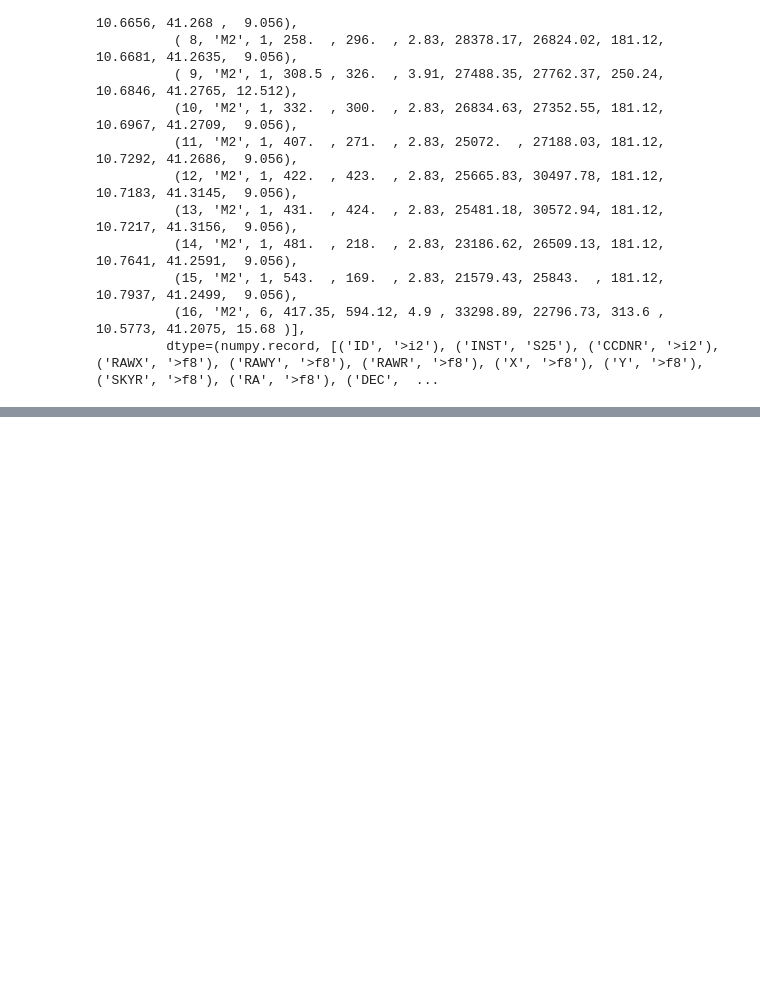
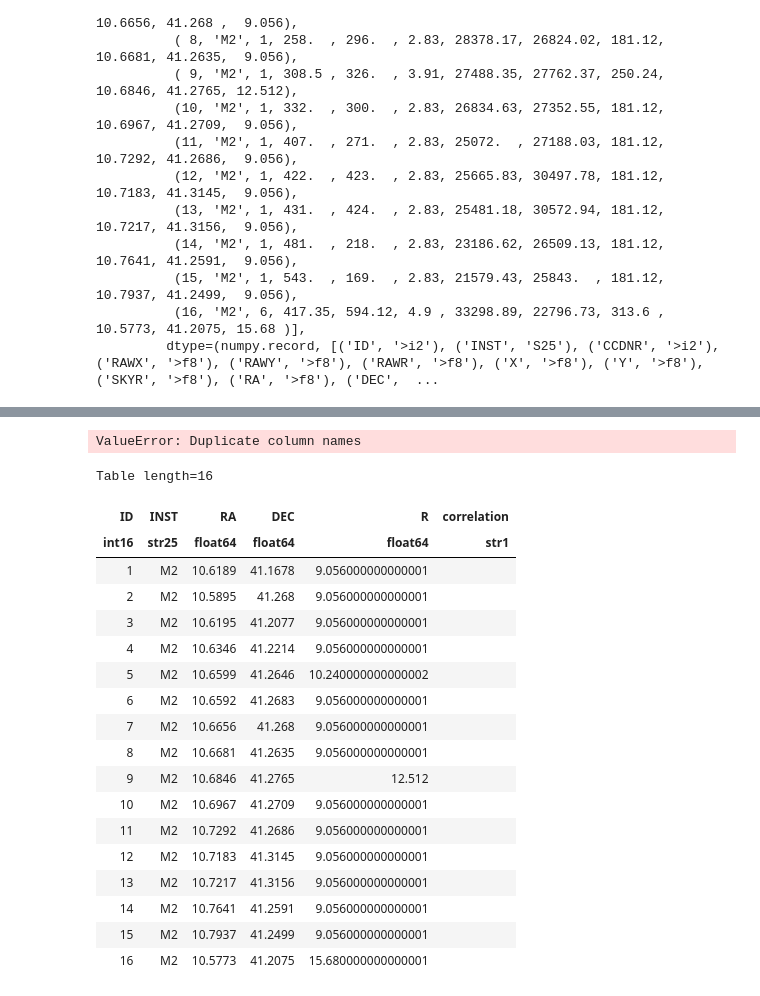
Before and after one commit to FlorentXIFU/EXOD, a Jupyter notebook: scripts/detectorMOS.ipynb, the cells around one changed output, grey strips where cells are left out. Saved outputs shown, nothing was run; the diff lists cells and outputs as text; code cells hidden in the pictures; blank space fills up the shorter version.

Commit message:
correlation list

```diff
--- a/scripts/detectorMOS.ipynb
+++ b/scripts/detectorMOS.ipynb
@@ -646,0 +621,3 @@ Text(0.5, 1, 'OBS 0674210201')
+# %%
+src1=Table(src)
+dat=src1['ID', 'INST', 'RA', 'DEC', 'R']
@@ -646,0 +646,30 @@ Text(0.5, 1, 'OBS 0674210201')
+# %%
+A=np.empty((len(dat),),dtype=str)
+# %%
+col_c = Column(name='correlation', data=A)
+# %%
+dat.add_column(col_c)
+# %% [output]
+ValueError: Duplicate column names
+# %%
+dat
+# %% [output]
+Table length=16
+| ID | INST | RA | DEC | R | correlation |
+| int16 | str25 | float64 | float64 | float64 | str1 |
+| 1 | M2 | 10.6189 | 41.1678 | 9.056000000000001 |  |
+| 2 | M2 | 10.5895 | 41.268 | 9.056000000000001 |  |
+| 3 | M2 | 10.6195 | 41.2077 | 9.056000000000001 |  |
+| 4 | M2 | 10.6346 | 41.2214 | 9.056000000000001 |  |
+| 5 | M2 | 10.6599 | 41.2646 | 10.240000000000002 |  |
+| 6 | M2 | 10.6592 | 41.2683 | 9.056000000000001 |  |
+| 7 | M2 | 10.6656 | 41.268 | 9.056000000000001 |  |
+| 8 | M2 | 10.6681 | 41.2635 | 9.056000000000001 |  |
+| 9 | M2 | 10.6846 | 41.2765 | 12.512 |  |
+| 10 | M2 | 10.6967 | 41.2709 | 9.056000000000001 |  |
+| 11 | M2 | 10.7292 | 41.2686 | 9.056000000000001 |  |
+| 12 | M2 | 10.7183 | 41.3145 | 9.056000000000001 |  |
+| 13 | M2 | 10.7217 | 41.3156 | 9.056000000000001 |  |
+| 14 | M2 | 10.7641 | 41.2591 | 9.056000000000001 |  |
+| 15 | M2 | 10.7937 | 41.2499 | 9.056000000000001 |  |
+| 16 | M2 | 10.5773 | 41.2075 | 15.680000000000001 |  |
```
Also changed, not shown: parts of 10 cells of this notebook, 3 other files.
